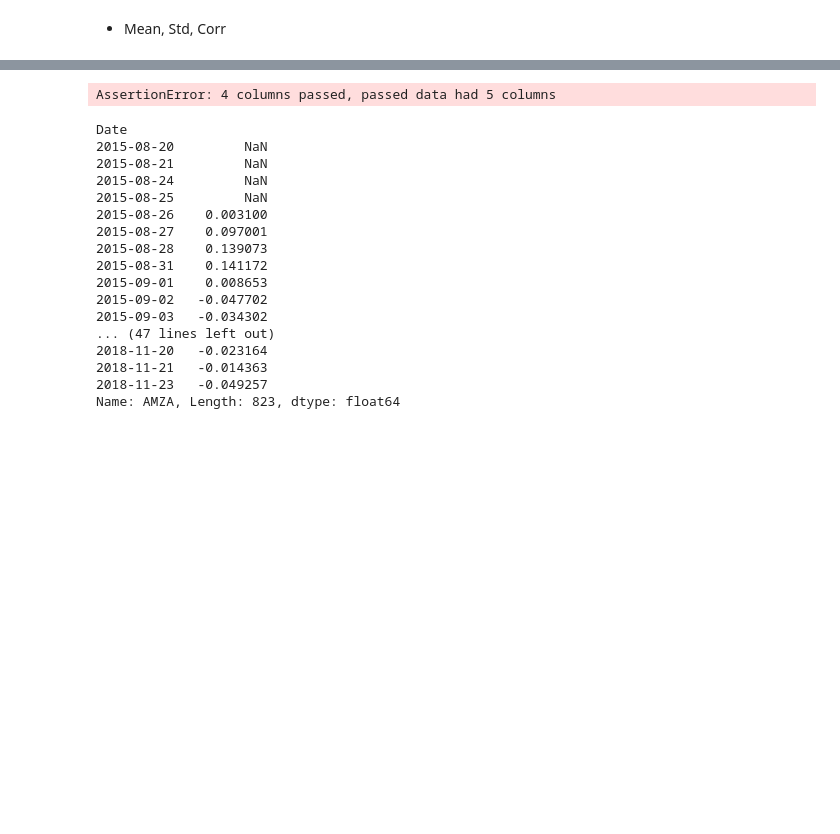
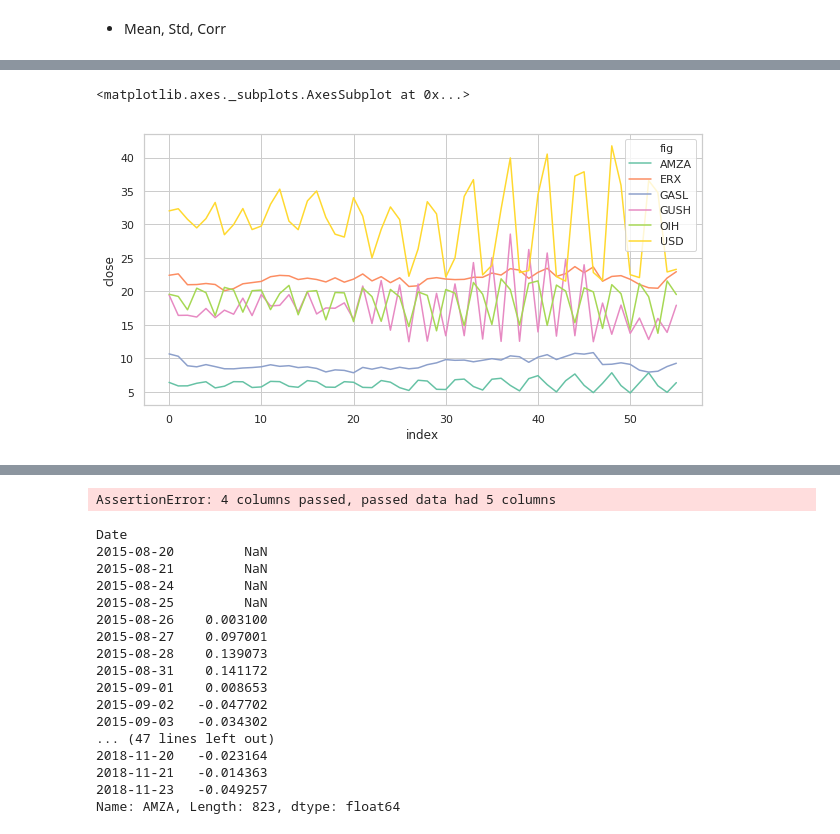
Before and after one commit to Hex-Liu/Put_Trading, a Jupyter notebook: Model.ipynb, the cells around one changed output, grey strips where cells are left out. Cells and saved outputs as stored; diff of their text form; code cells hidden in the pictures; blank space fills up the shorter version.

```diff
--- a/Model.ipynb
+++ b/Model.ipynb
@@ -120,0 +205,2 @@ pd.DataFrame(jb_result,columns=['Fig','Window','JB_Val','P_Val'])
+# %%
+sim_gamma=np.random.multivariate_normal(mean=Gen_Mean,cov=Gen_Cov,size=(nTrial,Gen_Span.days+10))
@@ -120,0 +211,2 @@ pd.DataFrame(jb_result,columns=['Fig','Window','JB_Val','P_Val'])
+# %%
+sim_gamma=dict(zip(dt_gamma.columns.tolist(),[sim_gamma[:,:,fig] for fig in range(sim_gamma.shape[2])]))
@@ -120,0 +247,18 @@ pd.DataFrame(jb_result,columns=['Fig','Window','JB_Val','P_Val'])
+# %%
+sim_undly={}
+sim_g_rshp={}
+for key,val in sim_gamma.items():
+    print(key,val.shape)
+    window=g_window[key]
+    less=val.shape[1]%window
+    if window!=1:
+        new_sim=val[:,:-less] if less!=0 else val
+        sim_g_rshp[key]=new_sim.reshape(nTrial,new_sim.shape[1]//window,window)
+    else:
+        sim_g_rshp[key]=val
+    print('\t',window,less,sim_g_rshp[key].shape)
+    s0=data_close_pvt[key][-window:].values
+    cum_g=(sim_g_rshp[key]+1).cumprod(axis=1)
+    print('\t',s0.shape,cum_g.shape)
+    sim_undly[key]=(s0*cum_g).reshape(nTrial,-1)[:,:Gen_Span.days]
+    print('\t',sim_undly[key].shape)
@@ -120,0 +385,16 @@ pd.DataFrame(jb_result,columns=['Fig','Window','JB_Val','P_Val'])
+# %%
+def sim_result(sim_undly,k):
+    sim_undly0={}
+    for key,val in sim_undly.items():
+        sim_undly0[key]=val[k]
+    sim_undly0=pd.DataFrame(sim_undly0)
+    sim_undly0_longform=sim_undly0.reset_index().melt(id_vars=['index'],var_name='fig',value_name='close')
+
+    fig, ax = plt.subplots(1, 1, figsize=(10, 5))
+    ax=sns.lineplot(data=sim_undly0_longform,hue='fig',y='close',x='index')
+    return ax
+# %%
+sim_result(sim_undly,0)
+# %% [output]
+<matplotlib.axes._subplots.AxesSubplot at 0x...>
+[figure, added]
```
Also changed, not shown: parts of 41 cells of this notebook.
